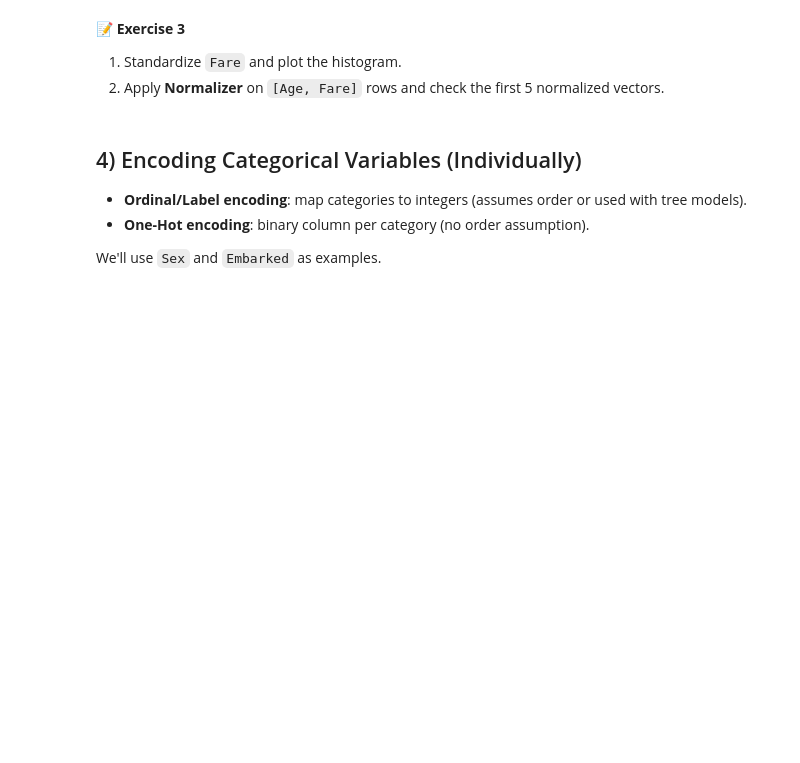
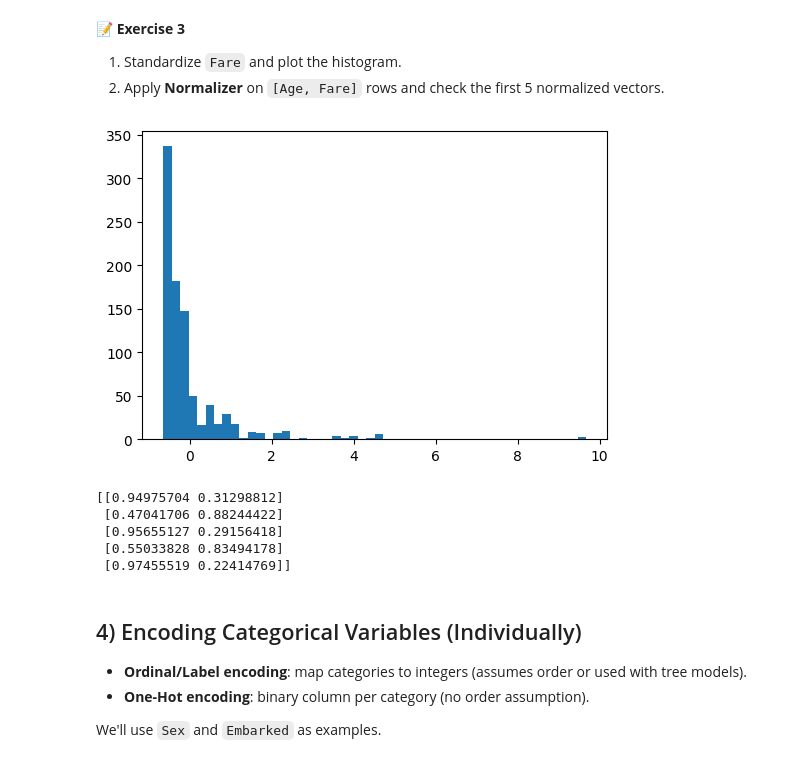
Before and after one commit to pranaviii04/Machine-Learning-Labs, a Jupyter notebook: Feature_Engineering_PartA.ipynb, the cells around one changed output. Cells and saved outputs as stored; diff of their text form; code cells hidden in the pictures; blank space fills up the shorter version.

```diff
--- a/Feature_Engineering_PartA.ipynb
+++ b/Feature_Engineering_PartA.ipynb
@@ -263,6 +266,27 @@ plt.show()
 **📝 Exercise 3**
 1) Standardize `Fare` and plot the histogram.
 2) Apply **Normalizer** on `[Age, Fare]` rows and check the first 5 normalized vectors.
+# %%
+std=StandardScaler()
+
+fare_std=std.fit_transform(df_imp[['Fare']])
+
+plt.figure(figsize=(6,4))
+plt.hist(fare_std.flatten(), bins=50)
+plt.show()
+# %% [output]
+[figure, added]
+# %%
+nom=Normalizer()
+af_norm= nom.fit_transform(df_imp[['Age','Fare']])
+print(af_norm[:5])
+# af_norm[['Age','Fare']].head()
+# %% [output]
+[[0.94975704 0.31298812]
+ [0.47041706 0.88244422]
+ [0.95655127 0.29156418]
+ [0.55033828 0.83494178]
+ [0.97455519 0.22414769]]
 # %% [markdown]
 ## 4) Encoding Categorical Variables (Individually)
 
```
Also changed, not shown: parts of 19 cells of this notebook.
